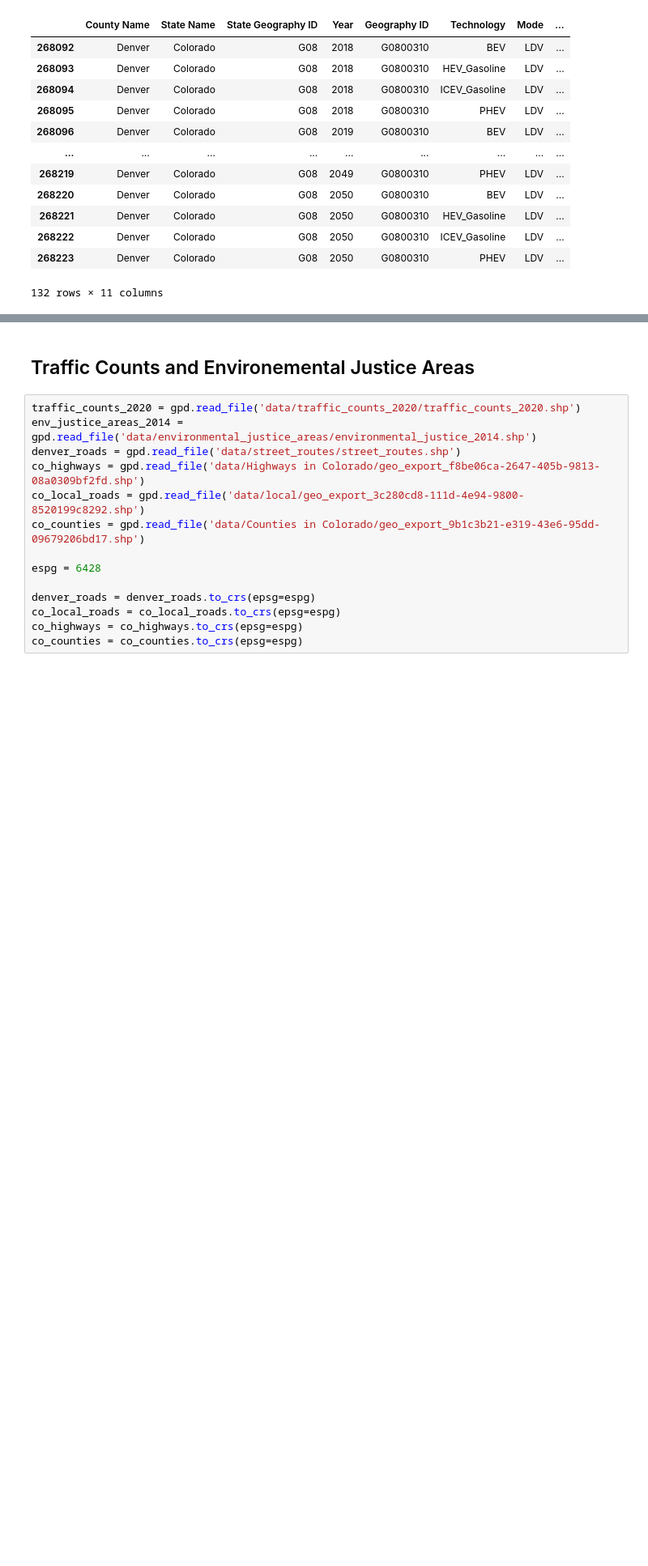
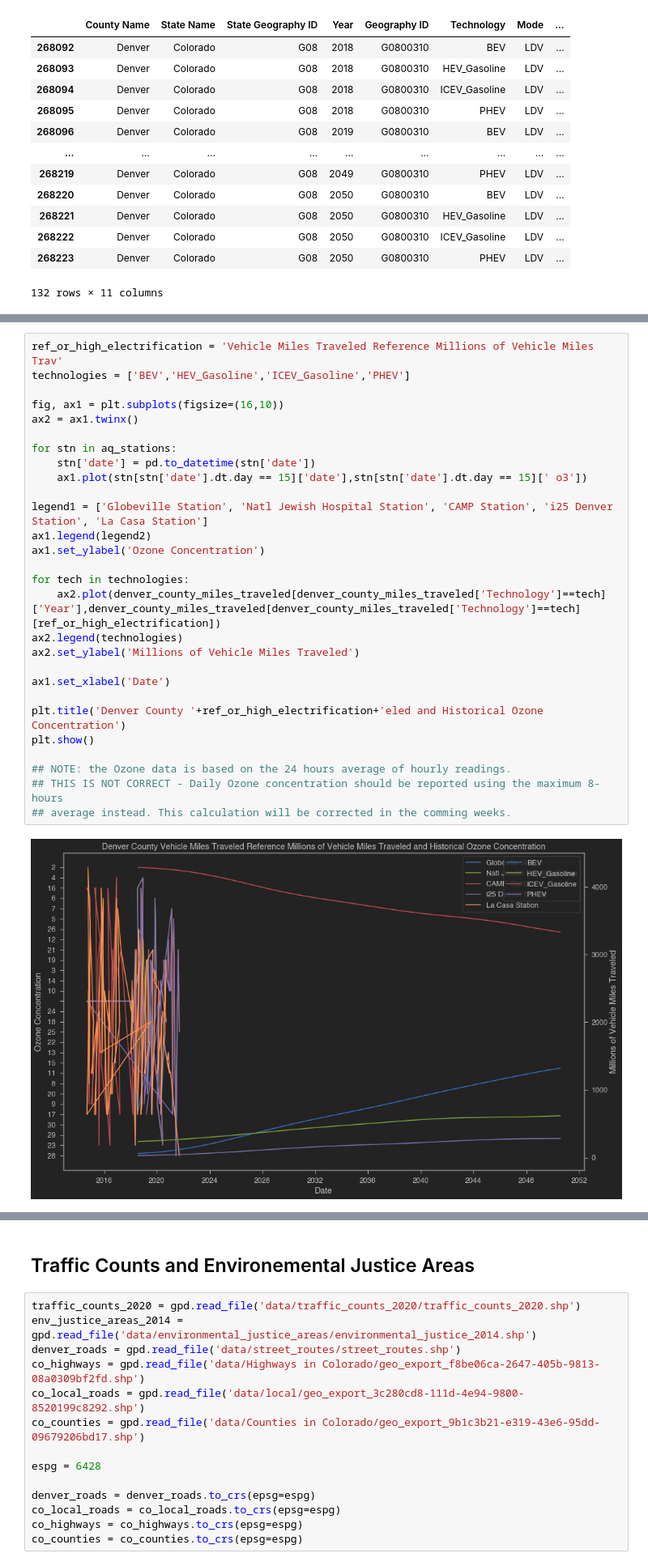
Before and after one commit to tbusath8/Mobility-Optimizers, a Jupyter notebook: data_experimentation/data_experimentation.ipynb, the cells around one changed output, grey strips where cells are left out. Shown: that part at 81% size. Saved outputs shown, nothing was run; the diff lists cells and outputs as text; blank space fills up the shorter version.

```diff
--- a/data_experimentation/data_experimentation.ipynb
+++ b/data_experimentation/data_experimentation.ipynb
@@ -89 +124,31 @@ Name: Technology, Length: 132, dtype: object
+# %%
+ref_or_high_electrification = 'Vehicle Miles Traveled Reference Millions of Vehicle Miles Trav'
+technologies = ['BEV','HEV_Gasoline','ICEV_Gasoline','PHEV']
+
+fig, ax1 = plt.subplots(figsize=(16,10))
+ax2 = ax1.twinx()
+
+for stn in aq_stations:
+    stn['date'] = pd.to_datetime(stn['date'])
+    ax1.plot(stn[stn['date'].dt.day == 15]['date'],stn[stn['date'].dt.day == 15][' o3'])
+
+legend1 = ['Globeville Station', 'Natl Jewish Hospital Station', 'CAMP Station', 'i25 Denver Station', 'La Casa Station']
+ax1.legend(legend2)
+ax1.set_ylabel('Ozone Concentration')
+
+for tech in technologies:
+    ax2.plot(denver_county_miles_traveled[denver_county_miles_traveled['Technology']==tech]['Year'],denver_county_miles_traveled[denver_county_miles_traveled['Technology']==tech][ref_or_high_electrification])
+ax2.legend(technologies)
+ax2.set_ylabel('Millions of Vehicle Miles Traveled')
+
+ax1.set_xlabel('Date')
+
+plt.title('Denver County '+ref_or_high_electrification+'eled and Historical Ozone Concentration')
+plt.show()
+
+## NOTE: the Ozone data is based on the 24 hours average of hourly readings.
+## THIS IS NOT CORRECT - Daily Ozone concentration should be reported using the maximum 8-hours
+## average instead. This calculation will be corrected in the comming weeks.
+# %% [output]
+[figure, added]
 # %%
```
Also changed, not shown: parts of 14 cells of this notebook.
